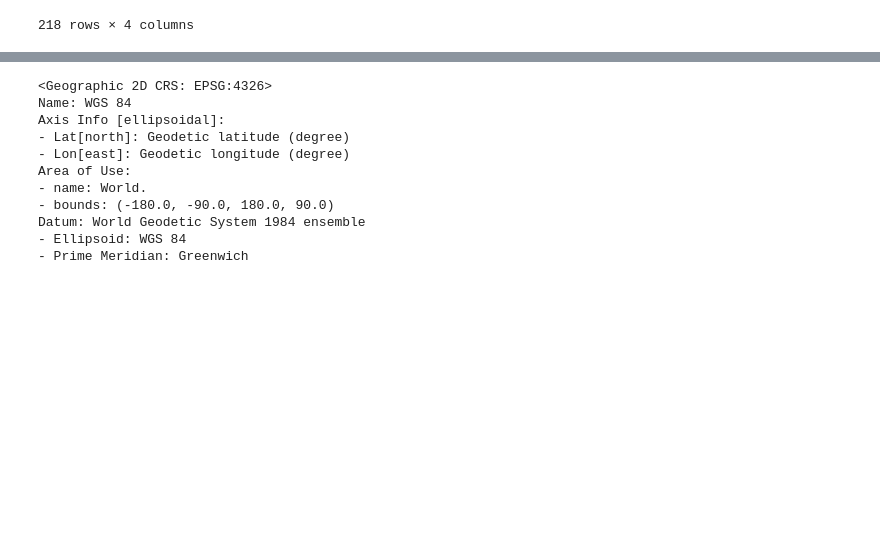
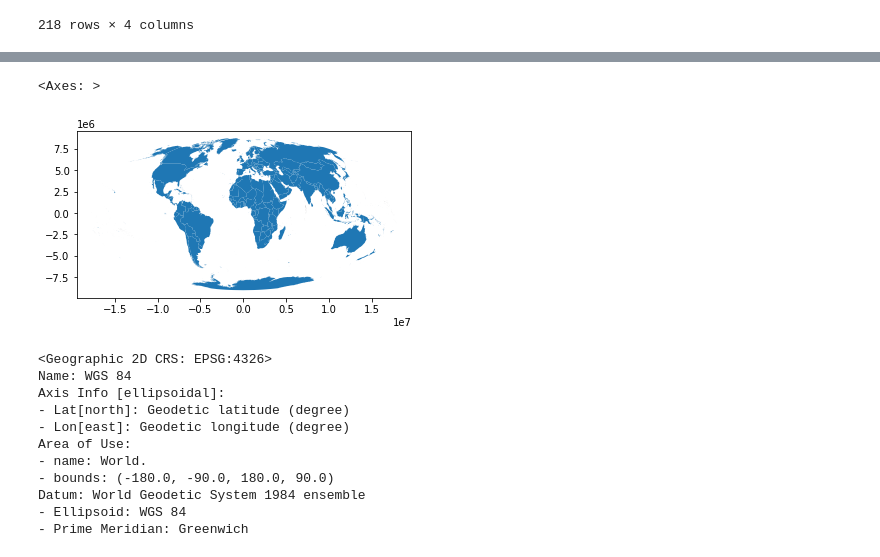
Before and after one commit to marcinszwagrzyk/Geo_Python_Ukraine_2024, a Jupyter notebook: 1_CRS_fs.ipynb, the cells around one changed output, grey strips where cells are left out. Saved outputs shown, nothing was run; the diff lists cells and outputs as text; code cells hidden in the pictures; blank space fills up the shorter version.

```diff
--- a/1_CRS_fs.ipynb
+++ b/1_CRS_fs.ipynb
@@ -90,3 +89,9 @@ gdf_countries.plot()
+# %%
+# Simple plot - Eqirctangular projection
+gdf_countries.to_crs.plot()
+# %% [output]
+<Axes: >
+[figure, added]
 # %%
 gdf_countries.crs
 # %% [output]
```
Also changed, not shown: parts of 34 cells of this notebook, 2 other files.
